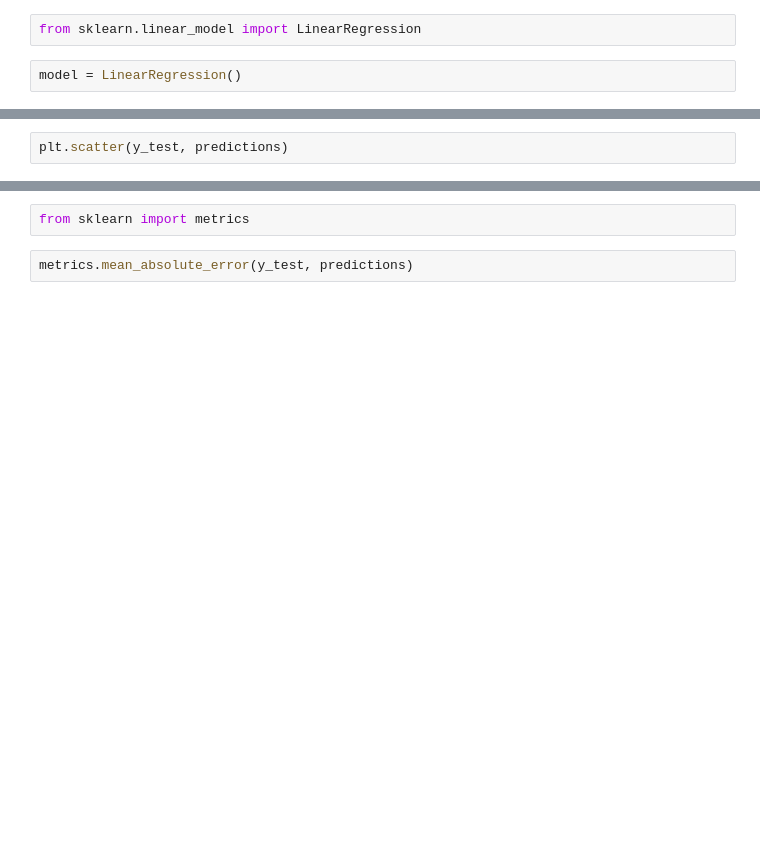
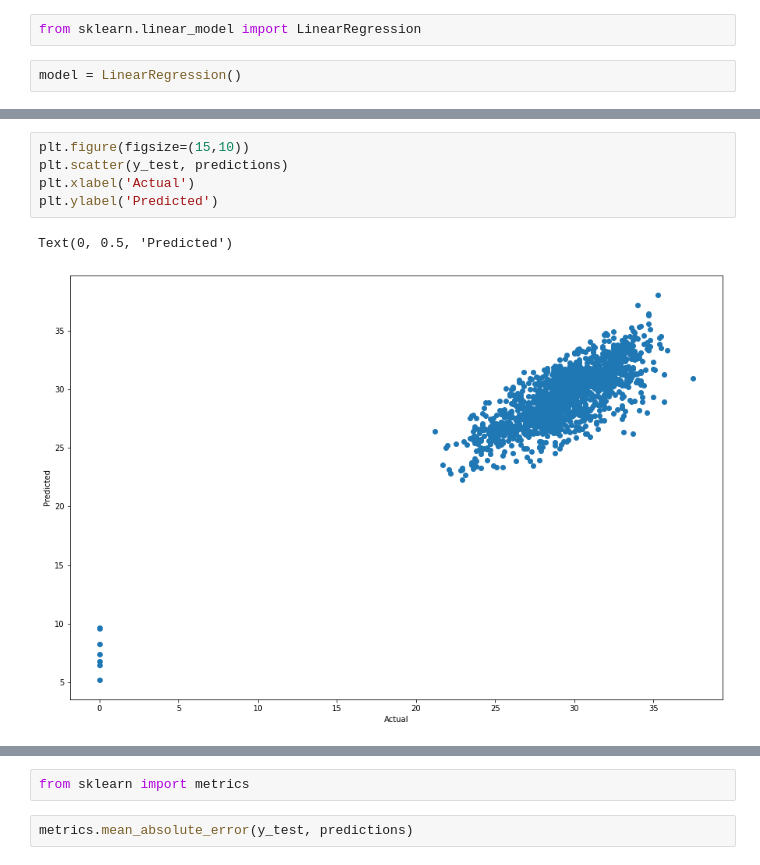
Before and after one commit to Harsaroop/COMP-3710-Project-2, a Jupyter notebook: p1.ipynb, the cells around one changed output, grey strips where cells are left out. Cells and saved outputs as stored; diff of their text form; blank space fills up the shorter version.

```diff
--- a/p1.ipynb
+++ b/p1.ipynb
@@ -66,4 +64,10 @@ ValueError: Input contains NaN, infinity or a value too large for dtype('float64
-# %%
-plt.scatter(y_test, predictions)
+# %%
+plt.figure(figsize=(15,10))
+plt.scatter(y_test, predictions)
+plt.xlabel('Actual')
+plt.ylabel('Predicted')
+# %% [output]
+Text(0, 0.5, 'Predicted')
+[figure, added]
 # %%
 plt.hist(y_test - predictions)
```
Also changed, not shown: parts of 12 cells of this notebook.
